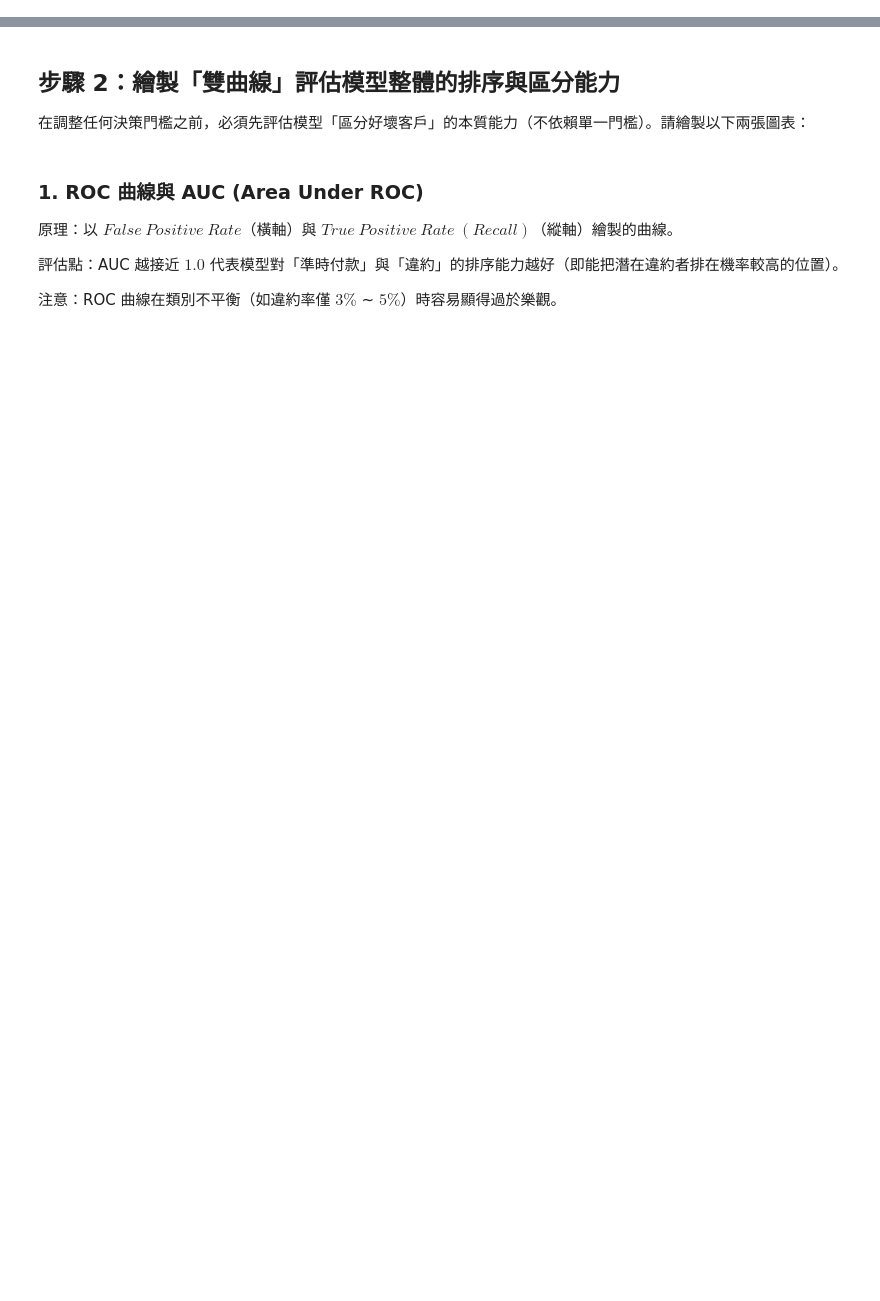
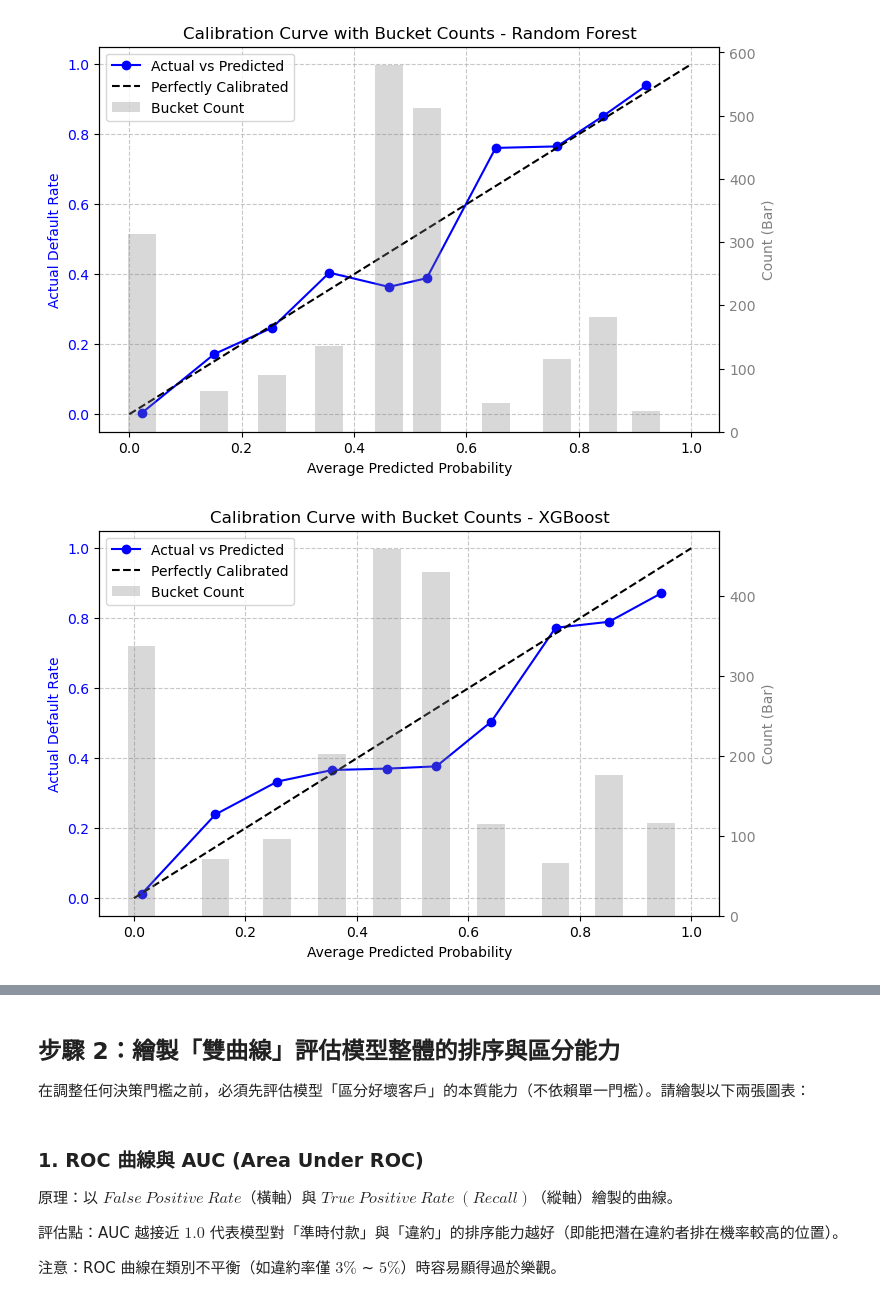
Before and after one commit to BobbleUnderBox/DataMiningG1FinalProject, a Jupyter notebook: notebooks/06_evaluation.ipynb, the cells around one changed output, grey strips where cells are left out. Cells and saved outputs as stored; diff of their text form; code cells hidden in the pictures; blank space fills up the shorter version.

```diff
--- a/notebooks/06_evaluation.ipynb
+++ b/notebooks/06_evaluation.ipynb
@@ -86,31 +89,34 @@ def plot_calibration(y_true, probs, title):
 
     # 過濾掉沒有資料的桶
     calibration = calibration.dropna()
 
     # 建立具有雙Y軸的圖表
     fig, ax1 = plt.subplots(figsize=(8, 5))
 
     # 在次坐標軸畫長條圖顯示各桶的數量
     ax2 = ax1.twinx()
-    ax2.bar(calibration['Average_Predicted_Prob'], calibration['Count'], width=0.08, alpha=0.3, color='gray', label='Bucket Count')
+    ax2.bar(calibration['Average_Predicted_Prob'], calibration['Count'], width=0.05, alpha=0.3, color='gray', label='Bucket Count')
     ax2.set_ylabel('Count (Bar)', color='gray')
     ax2.tick_params(axis='y', labelcolor='gray')
 
     # 在主坐標軸畫校準曲線
     ax1.plot(calibration['Average_Predicted_Prob'], calibration['Actual_Default_Rate'], marker='o', color='blue', label='Actual vs Predicted')
     ax1.plot([0, 1], [0, 1], 'k--', label='Perfectly Calibrated')
     ax1.set_xlabel('Average Predicted Probability')
     ax1.set_ylabel('Actual Default Rate', color='blue')
     ax1.tick_params(axis='y', labelcolor='blue')
 
     # 合併主次座標軸的圖例
     lines_1, labels_1 = ax1.get_legend_handles_labels()
     lines_2, labels_2 = ax2.get_legend_handles_labels()
     ax1.legend(lines_1 + lines_2, labels_1 + labels_2, loc='upper left')
 
     plt.title(f'Calibration Curve with Bucket Counts - {title}')
     ax1.grid(True, linestyle='--', alpha=0.7)
     plt.show()
 
 for name, data in models_data.items():
     plot_calibration(data['y_true'], data['probs'], name)
+# %% [output]
+[figure, added]
+[figure, added]
```
Also changed, not shown: parts of 8 cells of this notebook.
